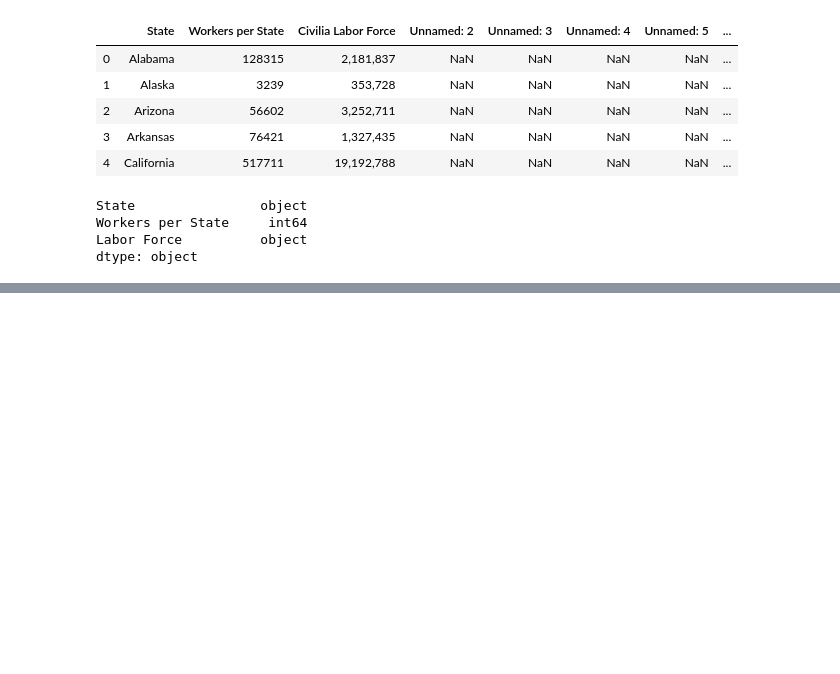
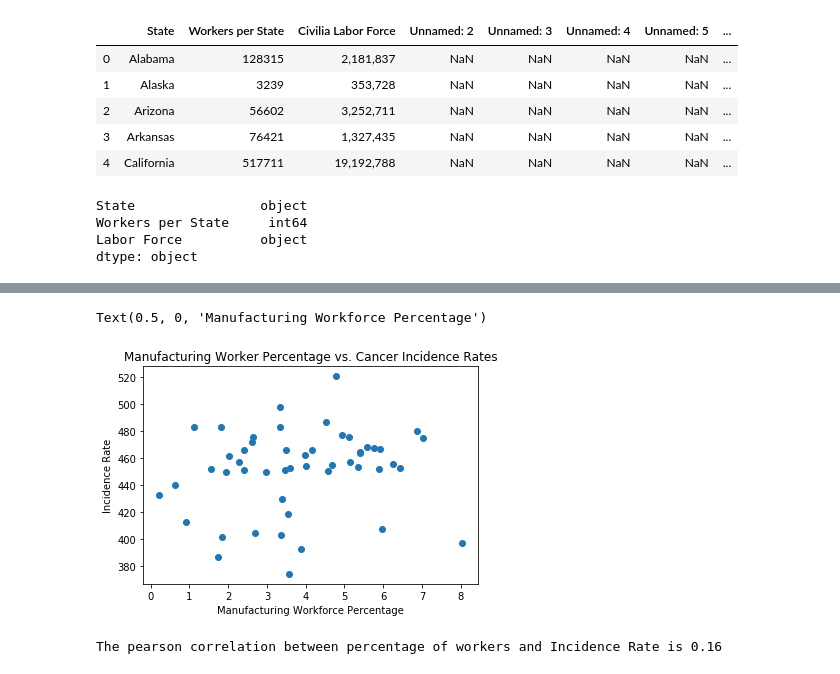
Before and after one commit to settinge/Cancer-and-Nonbiological-Variables, a Jupyter notebook: Merged_Data_and_Visualizations.ipynb, the cells around one changed output, grey strips where cells are left out. Saved outputs shown, nothing was run; the diff lists cells and outputs as text; code cells hidden in the pictures; blank space fills up the shorter version.

```diff
--- a/Merged_Data_and_Visualizations.ipynb
+++ b/Merged_Data_and_Visualizations.ipynb
@@ -37,6 +37,8 @@ Workers per State     int64
 Labor Force          object
 dtype: object
 # %%
-#job_lab_df["Labor Force"].astype(str).astype(int)
+job_lab_df["Labor Force"]
+job_lab_df['Labor Force'] = [int(x.replace(',','')) for x in list(job_lab_df['Labor Force'])]
+
 
 #job_lab_df["Labor Force"] = job_lab_df["Labor Force"].convert_objects(convert_numeric=True)
@@ -44,0 +45,3 @@ AttributeError: 'Series' object has no attribute 'convert_objects'
+# %%
+job_lab_df["Manufacturing Percentage"] = (job_lab_df["Workers per State"]  / job_lab_df['Labor Force']) *100
+job_lab_df
@@ -52,0 +109,3 @@ total_job_total_cancer = pd.merge(state_job_df,cancer_rate_df, on='State')
+# %%
+total_job_total_cancer["Workforce Percentage"] = pd.Series(job_lab_df["Manufacturing Percentage"])
+total_job_total_cancer
@@ -52,0 +130,3 @@ total_job_total_cancer = pd.merge(state_job_df,cancer_rate_df, on='State')
+# %%
+total_job_total_cancer = total_job_total_cancer[['State','Workers per State','Workforce Percentage','Incidence Rate','Average Annual Count_x','Death Rate','Cancer Death_per_hundred_cancer_patient']]
+total_job_total_cancer
@@ -60,2 +161,21 @@ plt.xlabel("Total Manufacturing Employees")
+# %%
+#Calculating Incidence Rates verse Workforce Percentage rather than total employment figures.
+plt.figure()
+plt.scatter(total_job_total_cancer["Workforce Percentage"],total_job_total_cancer["Incidence Rate"])
+
+plt.title("Manufacturing Worker Percentage vs. Cancer Incidence Rates")
+plt.ylabel("Incidence Rate")
+plt.xlabel("Manufacturing Workforce Percentage")
+# %% [output]
+Text(0.5, 0, 'Manufacturing Workforce Percentage')
+[figure, added]
+# %%
+#Determining the pearson correlation between percentage of workers in manufacturing and incidence rates.
+x_axis= total_job_total_cancer["Workforce Percentage"]
+y_axis= total_job_total_cancer["Incidence Rate"]
+correlation = st.pearsonr(x_axis,y_axis)
+print(f"The pearson correlation between percentage of workers and Incidence Rate is {round(correlation[0],2)}")
+# %% [output]
+The pearson correlation between percentage of workers and Incidence Rate is 0.16
 # %%
 plt.figure()
```
Also changed, not shown: parts of 32 cells of this notebook, 1 other file.
